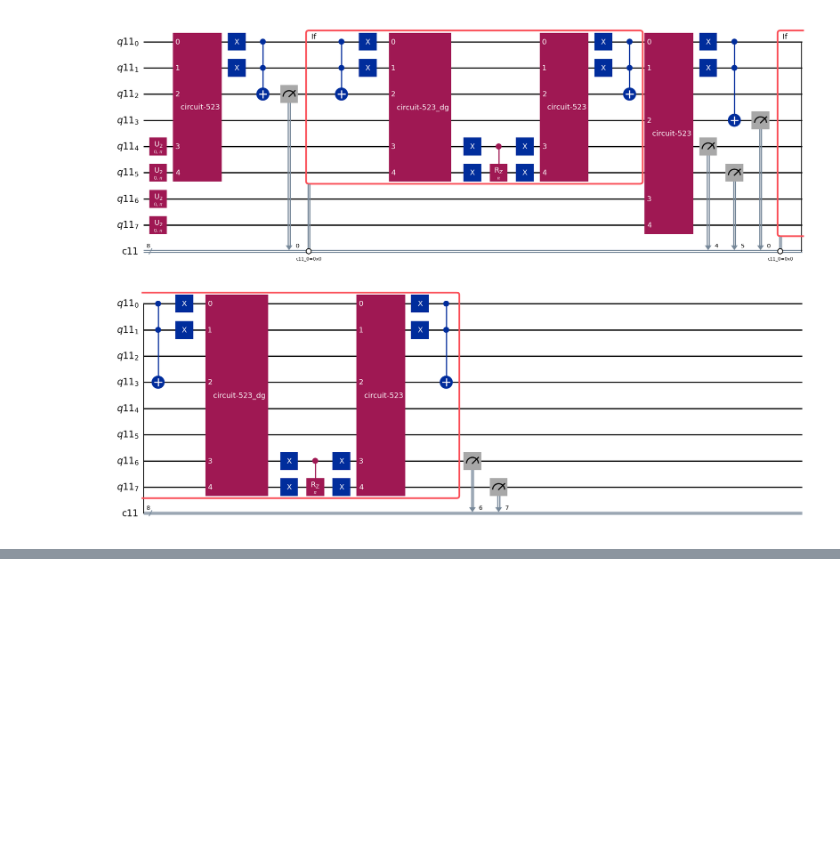
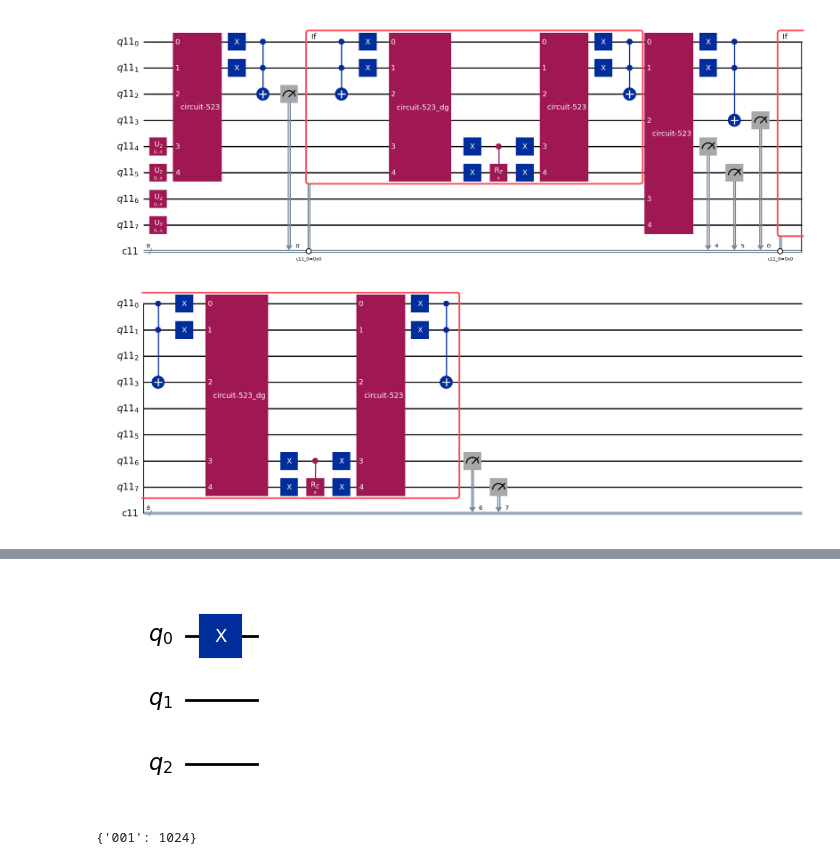
Before and after one commit to Jaybit0/QML, a Jupyter notebook: Qiskit_Modules/test.ipynb, the cells around one changed output, grey strips where cells are left out. Saved outputs shown, nothing was run; the diff lists cells and outputs as text; code cells hidden in the pictures; blank space fills up the shorter version.

```diff
--- a/Qiskit_Modules/test.ipynb
+++ b/Qiskit_Modules/test.ipynb
@@ -420,0 +475,16 @@ def build_circuit(X, R):
+# %%
+qc = QuantumCircuit(3)
+qc.x(0)
+qc.draw(output='mpl')
+# %% [output]
+[figure, added]
+# %%
+qc.measure_all()
+
+backend = AerSimulator()
+sampler = Sampler(backend=backend)
+
+result = sampler.run([qc]).result()
+result[0].data.meas.get_counts()
+# %% [output]
+{'001': 1024}
```
Also changed, not shown: parts of 8 cells of this notebook.
